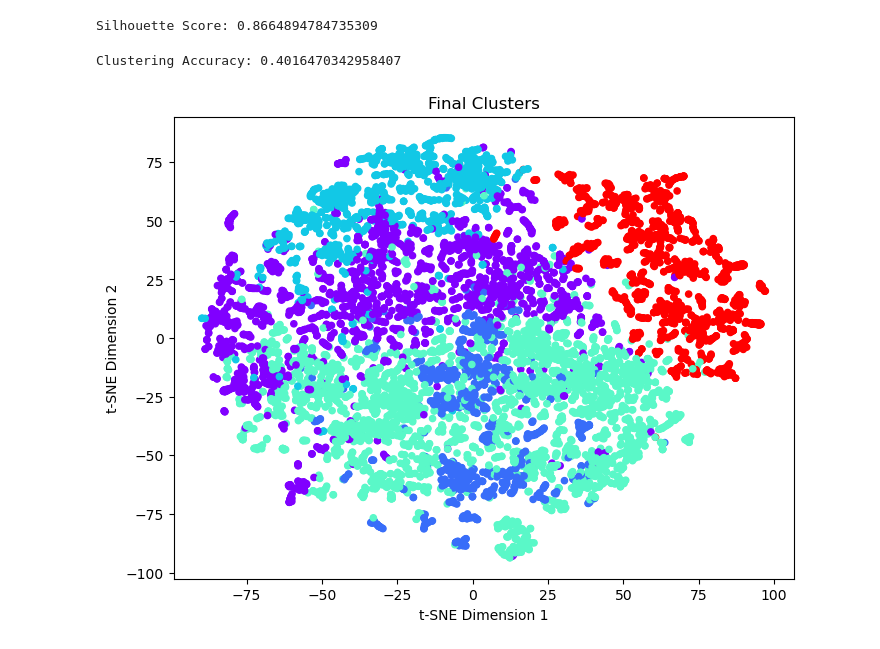
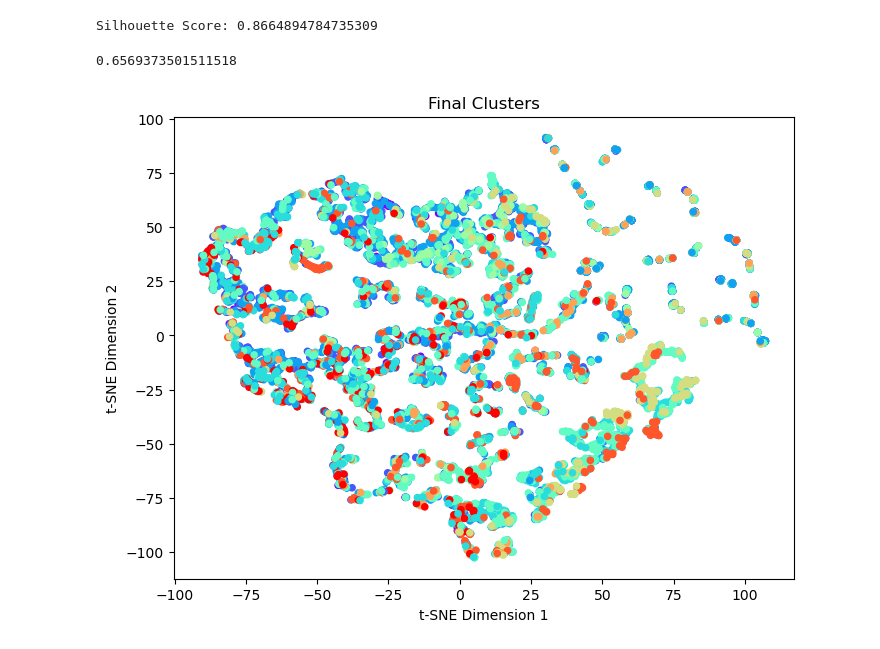
Before and after one commit to Suhail270/DMML_Part2, a Jupyter notebook: clustering.ipynb, the cells around one changed output. Drawn from its saved outputs; the diff is of its cells as text; code cells hidden in the pictures.

Commit message:
new accuracy

```diff
--- a/clustering.ipynb
+++ b/clustering.ipynb
@@ -425,22 +425,21 @@ clusters = aggfunc(pca_50, 2)
 silhouetteScore(pca_50, clusters)
 # %% [output]
 Silhouette Score: 0.8664894784735309
+# %%
+iso_df = prepped_infrared_df2.copy()
+# %%
+from sklearn.manifold import Isomap
+
+isomap = Isomap(n_components=2)
+iso_data = isomap.fit_transform(iso_df)
 # %%
-p_df = pd.read_csv('processed_df2.csv')
-p_df.shape
-
-p_df_accuracy = p_df
-p_df_accuracy = p_df_accuracy.drop(outlier_indices)
+testing_df = iso_data.copy()
 
 y_train = pd.read_csv('CompleteDataSet/y_train_all.csv')
 y_train = y_train.drop(outlier_indices)
 y_train = np.asarray(y_train)
 y_train.shape
 
-from sklearn.manifold import Isomap
-
-isomap = Isomap(n_components=800)
-test_pdf2 = isomap.fit_transform(p_df_accuracy)
 
 from sklearn.cluster import KMeans
 from sklearn.metrics import accuracy_score
@@ -452,27 +451,31 @@ random_seed = 19  # Random seed for reproducibility
 
 # Initialize KMeans clustering
 aggCluster = AgglomerativeClustering(n_clusters=num_clusters)
-cluster_labels = aggCluster.fit_predict(test_pdf2)
-
-# Calculate the majority class for each cluster
-cluster_to_majority_class = {}
-
-for cluster_label in range(num_clusters):
-    cluster_mask = (cluster_labels == cluster_label)
-    cluster_ground_truth_labels = y_train[cluster_mask]
-    cluster_ground_truth_labels = cluster_ground_truth_labels.flatten()  # Flatten the labels
-    majority_class = np.bincount(cluster_ground_truth_labels).argmax()
-    cluster_to_majority_class[cluster_label] = majority_class
-
-# Map cluster labels to majority class labels
-cluster_assigned_labels = np.array([cluster_to_majority_class[label] for label in cluster_labels])
-
-# Calculate the accuracy of the clustering
-accuracy = accuracy_score(y_train, cluster_assigned_labels)
-print(f"Clustering Accuracy: {accuracy}")
+cluster_labels = aggCluster.fit_predict(testing_df)
-# %% [output]
-Clustering Accuracy: 0.4016470342958407
+# %%
+data = []
+labels = []
+
+for cluster_label in np.unique(cluster_labels):
+    cluster_mask = (cluster_labels == cluster_label)
+    X_cluster = testing_df[cluster_mask]
+    y_cluster = y_train[cluster_mask].flatten()
+    majority_class = np.bincount(y_cluster).argmax()
+
+    for unique_class in y_cluster:
+        class_size = np.sum(y_cluster == unique_class)
+
+    data.append(X_cluster)
+    labels.append(y_cluster)
+
+data = np.concatenate(data, axis=0)
+labels = np.concatenate(labels)
+# %%
+accuracy = accuracy_score(y_train, labels)
+accuracy
+# %% [output]
+0.6569373501511518
 # %%
-TSNEplots(test_pdf2,cluster_assigned_labels,"Final Clusters")
+TSNEplots(testing_df,labels,"Final Clusters")
 # %% [output]
-[figure, old version]
+[figure, new version]
```
